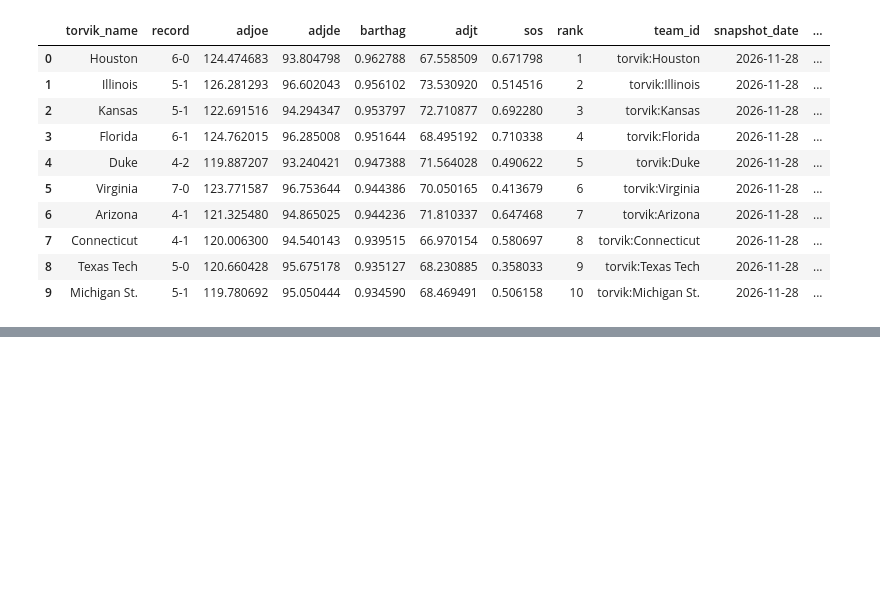
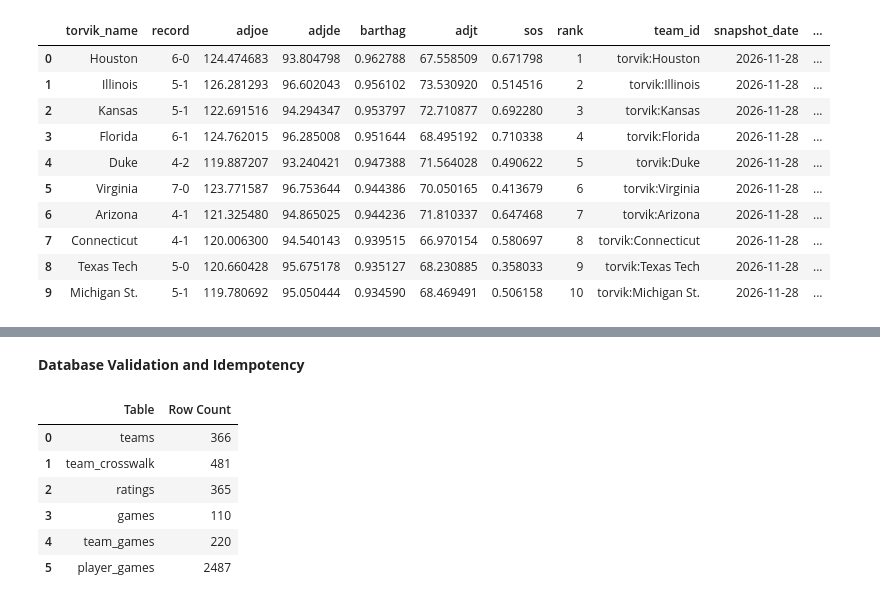
Before and after one commit to ekee7/acc_reality_check, a Jupyter notebook: ACC_Reality_Check.ipynb, the cells around one changed output, grey strips where cells are left out. Drawn from its saved outputs; the diff is of its cells as text; code cells hidden in the pictures; blank space fills up the shorter version.

Commit message:
db validation results

```diff
--- a/ACC_Reality_Check.ipynb
+++ b/ACC_Reality_Check.ipynb
@@ -1452,0 +1703,37 @@ Number of snapshots: 1
+# %% [markdown]
+**Database Validation and Idempotency**
+# %%
+#verify actual database row counts
+table_names = [
+    "teams",
+    "team_crosswalk",
+    "ratings",
+    "games",
+    "team_games",
+    "player_games"
+]
+
+def get_row_counts():
+
+    counts = {}
+
+    for table in table_names:
+        cursor.execute(f"SELECT COUNT(*) FROM {table}")
+        counts[table] = cursor.fetchone()[0]
+
+    return counts
+
+counts_before = get_row_counts()
+
+display(pd.DataFrame(
+    counts_before.items(),
+    columns=["Table", "Row Count"]
+))
+# %% [output]
+|  | Table | Row Count |
+| 0 | teams | 366 |
+| 1 | team_crosswalk | 481 |
+| 2 | ratings | 365 |
+| 3 | games | 110 |
+| 4 | team_games | 220 |
+| 5 | player_games | 2487 |
```
Also changed, not shown: parts of 11 cells of this notebook.
